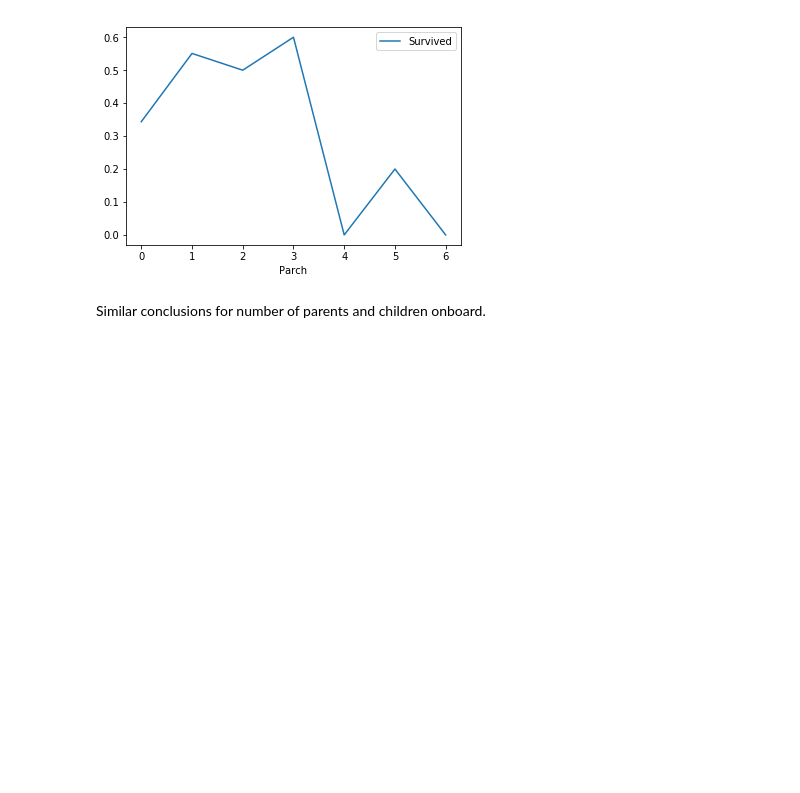
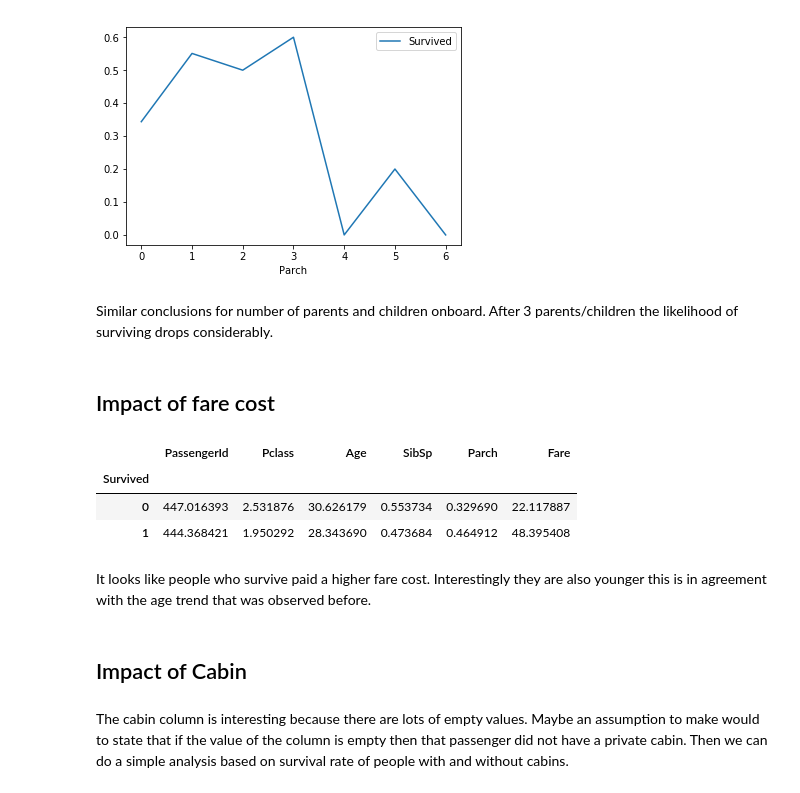
Before and after one commit to nehal1989/kaggle_titanic, a Jupyter notebook: titanic_analysis.ipynb, the cells around one changed output. Cells and saved outputs as stored; diff of their text form; code cells hidden in the pictures; blank space fills up the shorter version.

```diff
--- a/titanic_analysis.ipynb
+++ b/titanic_analysis.ipynb
@@ -129,4 +129,19 @@ titanic_training_data.groupby(['Parch']).mean().plot(y='Survived')
 <matplotlib.axes._subplots.AxesSubplot at 0x...>
 [figure]
 # %% [markdown]
-Similar conclusions for number of parents and children onboard.
+Similar conclusions for number of parents and children onboard. After 3 parents/children the likelihood of surviving drops considerably.
+# %% [markdown]
+## Impact of fare cost
+# %%
+titanic_training_data.groupby(['Survived']).mean()
+# %% [output]
+|  | PassengerId | Pclass | Age | SibSp | Parch | Fare |
+| Survived |  |  |  |  |  |  |
+| 0 | 447.016393 | 2.531876 | 30.626179 | 0.553734 | 0.329690 | 22.117887 |
+| 1 | 444.368421 | 1.950292 | 28.343690 | 0.473684 | 0.464912 | 48.395408 |
+# %% [markdown]
+It looks like people who survive paid a higher fare cost. Interestingly they are also younger this is in agreement with the age trend that was observed before.
+# %% [markdown]
+## Impact of Cabin
+# %% [markdown]
+The cabin column is interesting because there are lots of empty values. Maybe an assumption to make would to state that if the value of the column is empty then that passenger did not have a private cabin. Then we can do a simple analysis based on survival rate of people with and without cabins.
```
Also changed, not shown: parts of 15 cells of this notebook.
